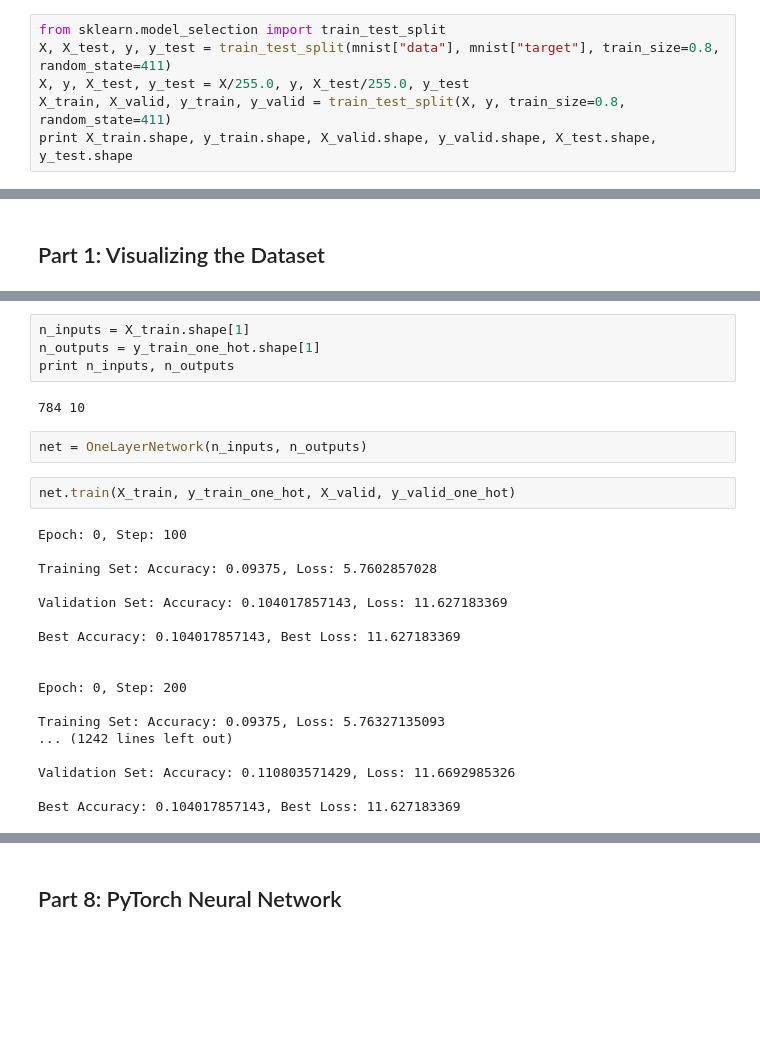
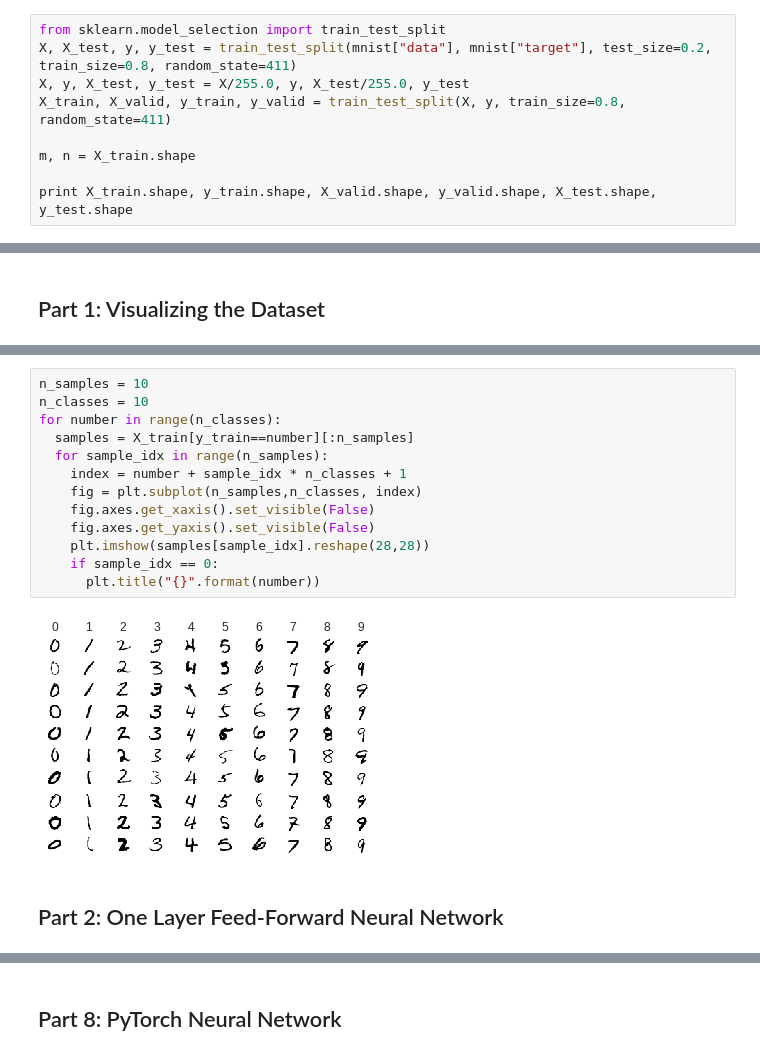
Before and after one commit to loganrooks/CSC411, a Jupyter notebook: Project 2/Project2.ipynb, the cells around one changed output, grey strips where cells are left out. Drawn from its saved outputs; the diff is of its cells as text; blank space fills up the shorter version.

```diff
--- a/Project 2/Project2.ipynb
+++ b/Project 2/Project2.ipynb
@@ -29,9 +22,12 @@ from sklearn.datasets import fetch_mldata
 mnist = fetch_mldata('MNIST original')
 # %%
 from sklearn.model_selection import train_test_split
-X, X_test, y, y_test = train_test_split(mnist["data"], mnist["target"], train_size=0.8, random_state=411)
+X, X_test, y, y_test = train_test_split(mnist["data"], mnist["target"], test_size=0.2, train_size=0.8, random_state=411)
 X, y, X_test, y_test = X/255.0, y, X_test/255.0, y_test
 X_train, X_valid, y_train, y_valid = train_test_split(X, y, train_size=0.8, random_state=411)
+
+m, n = X_train.shape
+
 print X_train.shape, y_train.shape, X_valid.shape, y_valid.shape, X_test.shape, y_test.shape
 # %% [output]
 (44800, 784) (44800,) (11200, 784) (11200,) (14000, 784) (14000,)
@@ -161,28 +45,17 @@ class OneLayerNetwork():
-# %%
-n_inputs = X_train.shape[1]
-n_outputs = y_train_one_hot.shape[1]
-print n_inputs, n_outputs
-# %% [output]
-784 10
-# %%
-net = OneLayerNetwork(n_inputs, n_outputs)
-# %%
-net.train(X_train, y_train_one_hot, X_valid, y_valid_one_hot)
-# %% [output]
-Epoch: 0, Step: 100
-
-Training Set: Accuracy: 0.09375, Loss: 5.7602857028
-
-Validation Set: Accuracy: 0.104017857143, Loss: 11.627183369
-
-Best Accuracy: 0.104017857143, Best Loss: 11.627183369
-
-
-Epoch: 0, Step: 200
-
-Training Set: Accuracy: 0.09375, Loss: 5.76327135093
-... (1242 lines left out)
-
-Validation Set: Accuracy: 0.110803571429, Loss: 11.6692985326
-
-Best Accuracy: 0.104017857143, Best Loss: 11.627183369
+# %%
+n_samples = 10
+n_classes = 10
+for number in range(n_classes):
+  samples = X_train[y_train==number][:n_samples]
+  for sample_idx in range(n_samples):
+    index = number + sample_idx * n_classes + 1
+    fig = plt.subplot(n_samples,n_classes, index)
+    fig.axes.get_xaxis().set_visible(False)
+    fig.axes.get_yaxis().set_visible(False)
+    plt.imshow(samples[sample_idx].reshape(28,28))
+    if sample_idx == 0:
+      plt.title("{}".format(number))
+# %% [output]
+[figure, added]
+# %% [markdown]
+## Part 2: One Layer Feed-Forward Neural Network
```
Also changed, not shown: parts of 86 cells of this notebook.
